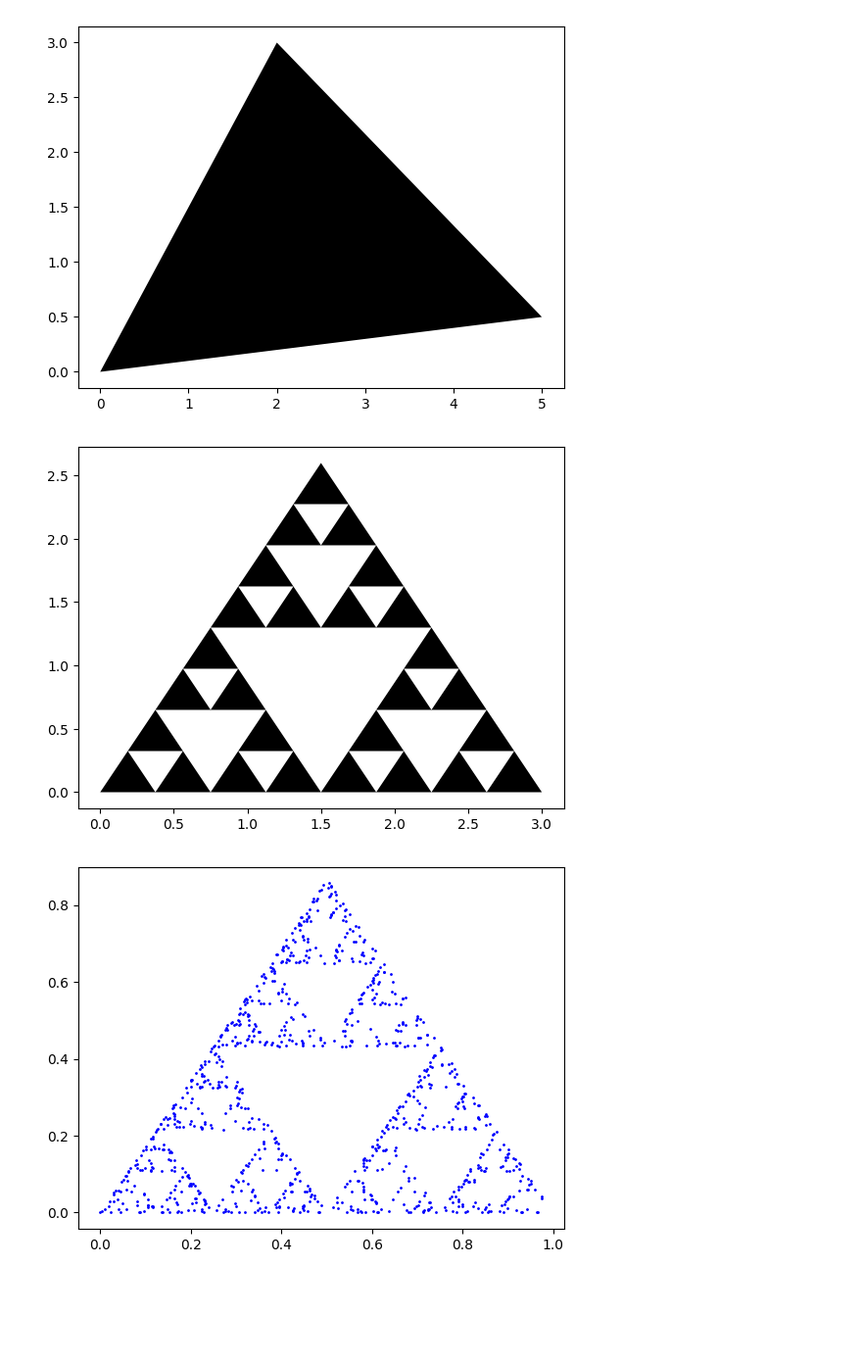
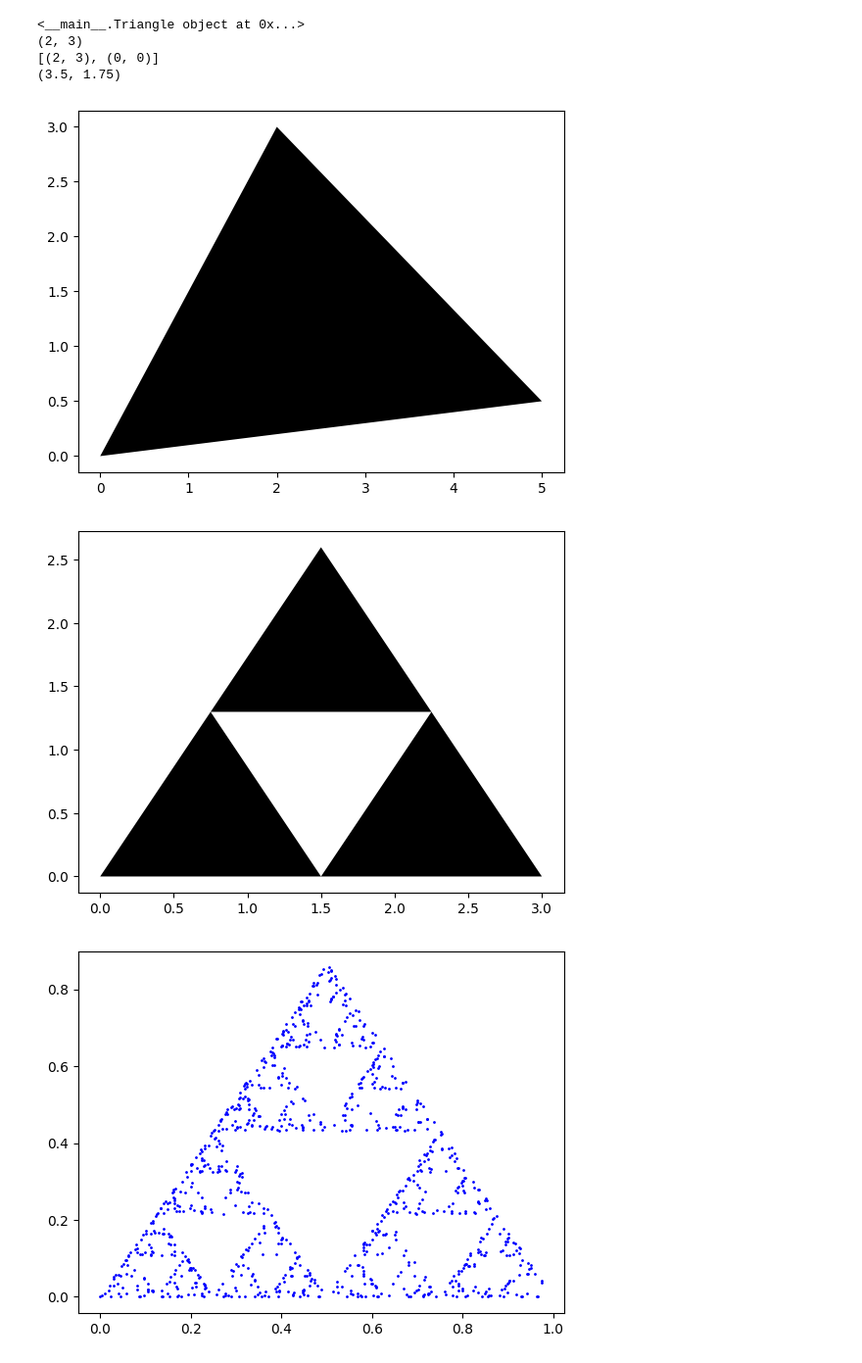
Before and after one commit to yoponchik/Computer-Programming-For-Engineers, a Jupyter notebook: Exam Problems/Finals/FinalsPracticeProblems.ipynb, the cells around one changed output. Shown at 98% size. Cells and saved outputs as stored; diff of their text form; code cells hidden in the pictures; blank space fills up the shorter version.

```diff
--- a/Exam Problems/Finals/FinalsPracticeProblems.ipynb
+++ b/Exam Problems/Finals/FinalsPracticeProblems.ipynb
@@ -52,8 +52,16 @@ class Triangle(object):
 #Problem 1 Solution
 #Test Case
 a = Triangle([(0,0), (5, 0.5), (2,3)])
+print(a)
+print(a.vertex(3))
+print((a.side(3)))
+print(a.midpoint(2))
 a.show()
 # %% [output]
+<__main__.Triangle object at 0x...>
+(2, 3)
+[(2, 3), (0, 0)]
+(3.5, 1.75)
 [figure]
 # %%
 #Problem 2
@@ -61,10 +69,15 @@ a.show()
 #n=0 is the base case
 #use recursion; takes the base case and puts a white inverted triangle in the middle; gives us three black triangles
 
-def Sierpinski_triangle(triangle_1, i):
-    if i ==1:
+def Sierpinski_triangle(triangle_1, n):
+
+    if n == 0:
         triangle_1.show(color = 'k')
 
+    elif n ==1:
+        triangle_1.show(color = 'k')
+
+        #inverted white triangle in the middle
         triangle_2 = Triangle([triangle_1.midpoint(1), triangle_1.midpoint(2), triangle_1.midpoint(3)])
         triangle_2.show(color = 'w')
 
@@ -73,17 +86,17 @@ def Sierpinski_triangle(triangle_1, i):
         triangle_4 = Triangle([triangle_1.midpoint(1), triangle_1.vertex(2), triangle_1.midpoint(2)])
         triangle_5 = Triangle([triangle_1.midpoint(3), triangle_1.midpoint(2), triangle_1.vertex(3)])
 
-        Sierpinski_triangle(triangle_3, i-1)
-        Sierpinski_triangle(triangle_4, i-1)
-        Sierpinski_triangle(triangle_5, i-1)
+        Sierpinski_triangle(triangle_3, n-1)
+        Sierpinski_triangle(triangle_4, n-1)
+        Sierpinski_triangle(triangle_5, n-1)
 # %%
 #Problem 2 Solution
 
 side = 3; #The length of sides
 a=Triangle([(0,0),(side,0),(side/2,(side**2-(side/2)**2)**0.5)])
-Sierpinski_triangle(a,3)
+Sierpinski_triangle(a,1)
 # %% [output]
-[figure, old version]
+[figure, new version]
 # %%
 #Problem 3
 #assuming P1 = (0,0)
```
Also changed, not shown: parts of 1 cell of this notebook.
